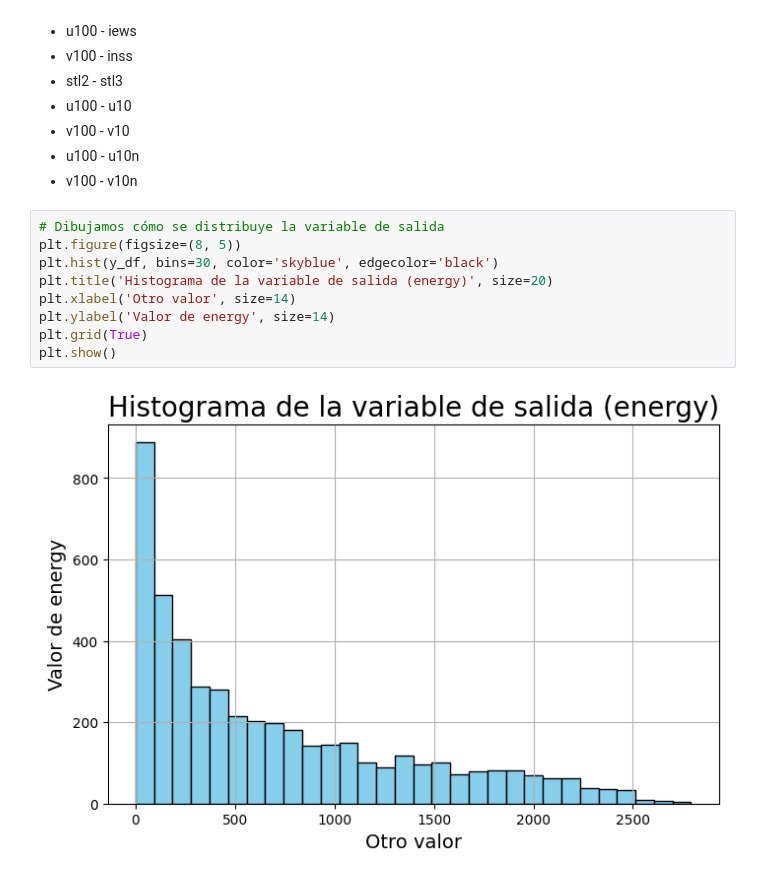
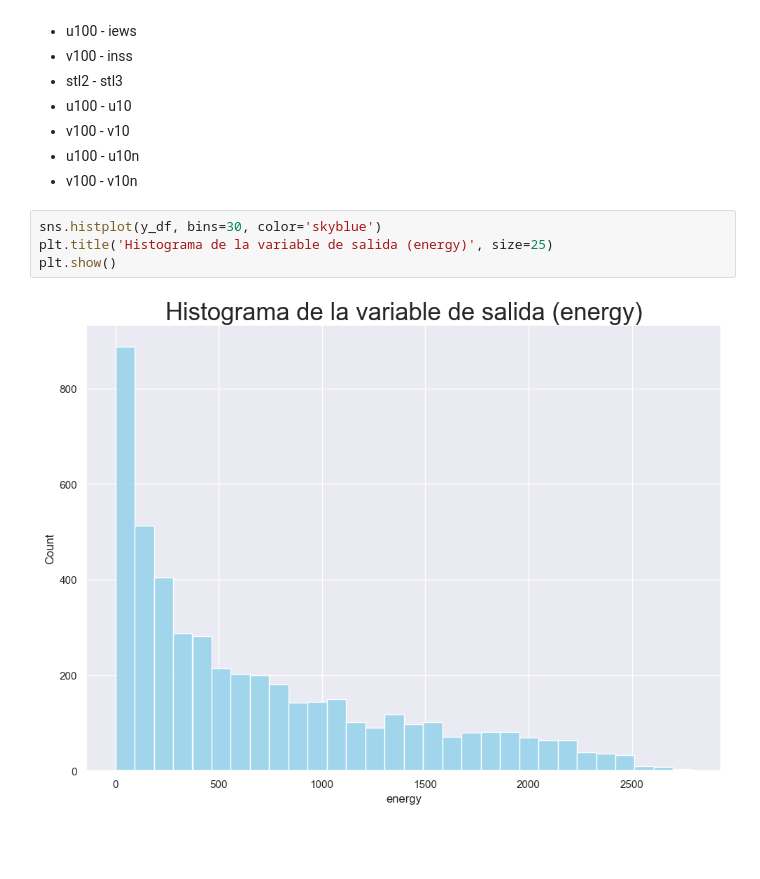
Before and after one commit to celiiaaa/Energy_Prediction_System, a Jupyter notebook: main.ipynb, the cells around one changed output. Saved outputs shown, nothing was run; the diff lists cells and outputs as text; blank space fills up the shorter version.

```diff
--- a/main.ipynb
+++ b/main.ipynb
@@ -240,13 +290,8 @@ Sine embargo, hay algunos pares de variables que muestran una alta correlación
 - u100 - u10n
 - v100 - v10n
 # %%
-# Dibujamos cómo se distribuye la variable de salida
-plt.figure(figsize=(8, 5))
-plt.hist(y_df, bins=30, color='skyblue', edgecolor='black')
-plt.title('Histograma de la variable de salida (energy)', size=20)
-plt.xlabel('Otro valor', size=14)
-plt.ylabel('Valor de energy', size=14)
-plt.grid(True)
+sns.histplot(y_df, bins=30, color='skyblue')
+plt.title('Histograma de la variable de salida (energy)', size=25)
 plt.show()
 # %% [output]
-[figure, old version]
+[figure, new version]
```
Also changed, not shown: parts of 22 cells of this notebook.
